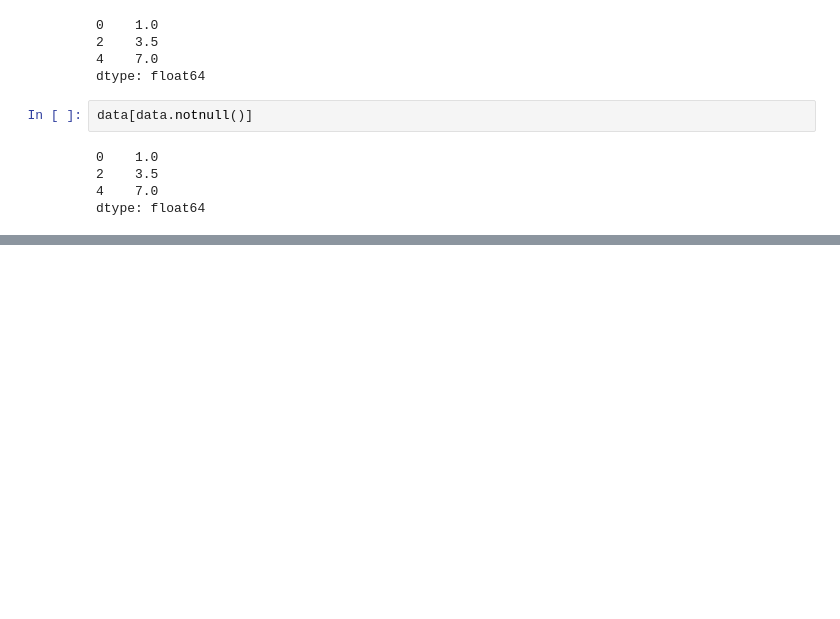
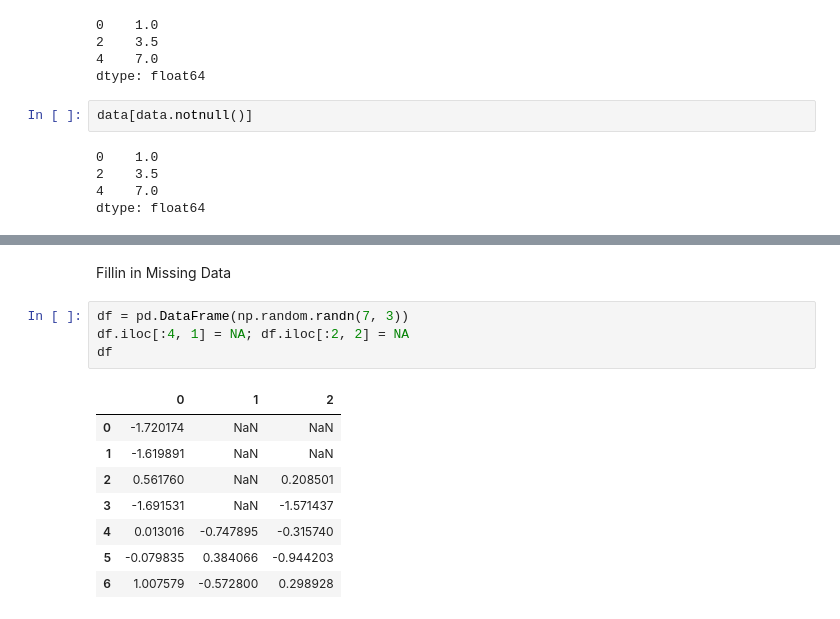
Before and after one commit to AmanSg098/ML-Projects, a Jupyter notebook: Pandaspract.ipynb, the cells around one changed output, grey strips where cells are left out. Saved outputs shown, nothing was run; the diff lists cells and outputs as text; blank space fills up the shorter version.

```diff
--- a/Pandaspract.ipynb
+++ b/Pandaspract.ipynb
@@ -1229,0 +1183,15 @@ dtype: float64
+# %% [markdown]
+Fillin in Missing Data
+# %%
+df = pd.DataFrame(np.random.randn(7, 3))
+df.iloc[:4, 1] = NA; df.iloc[:2, 2] = NA
+df
+# %% [output]
+|  | 0 | 1 | 2 |
+| 0 | -1.720174 | NaN | NaN |
+| 1 | -1.619891 | NaN | NaN |
+| 2 | 0.561760 | NaN | 0.208501 |
+| 3 | -1.691531 | NaN | -1.571437 |
+| 4 | 0.013016 | -0.747895 | -0.315740 |
+| 5 | -0.079835 | 0.384066 | -0.944203 |
+| 6 | 1.007579 | -0.572800 | 0.298928 |
```
Also changed, not shown: parts of 26 cells of this notebook.
